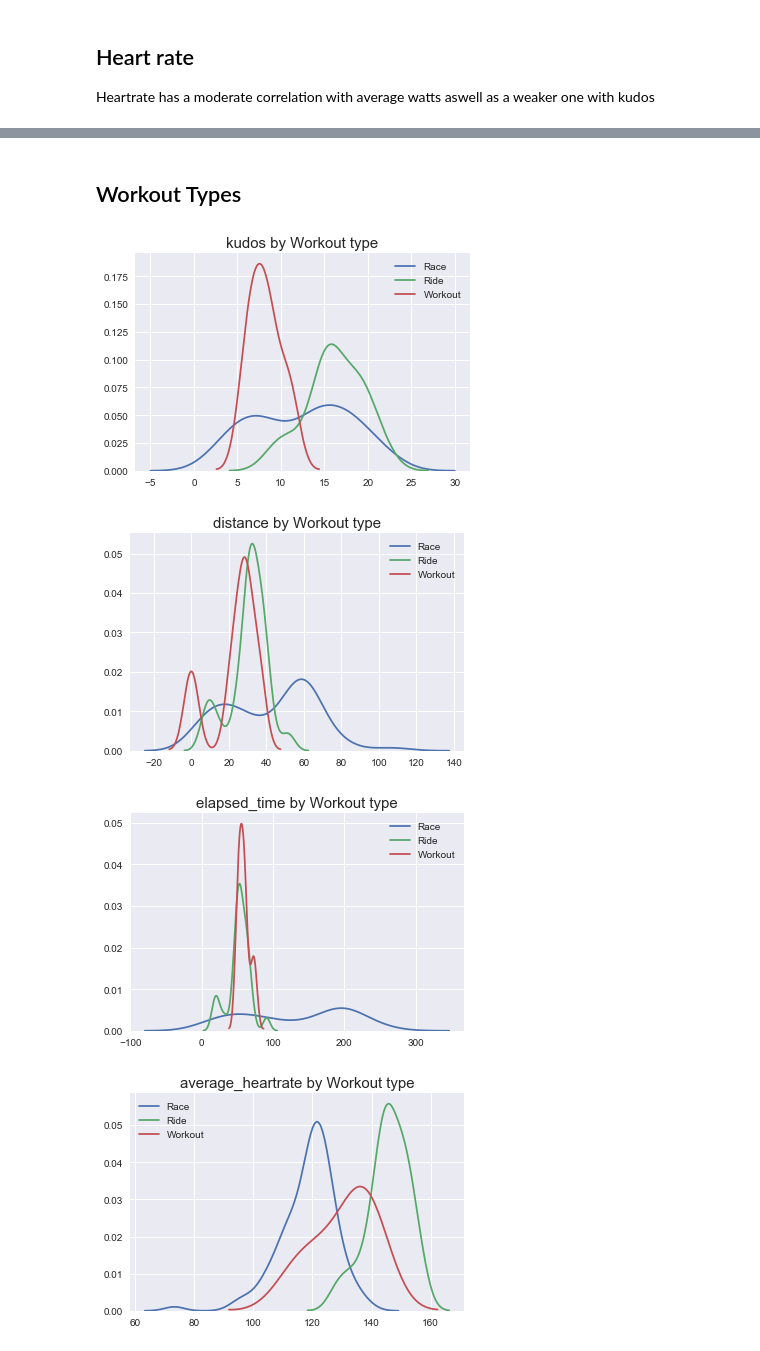
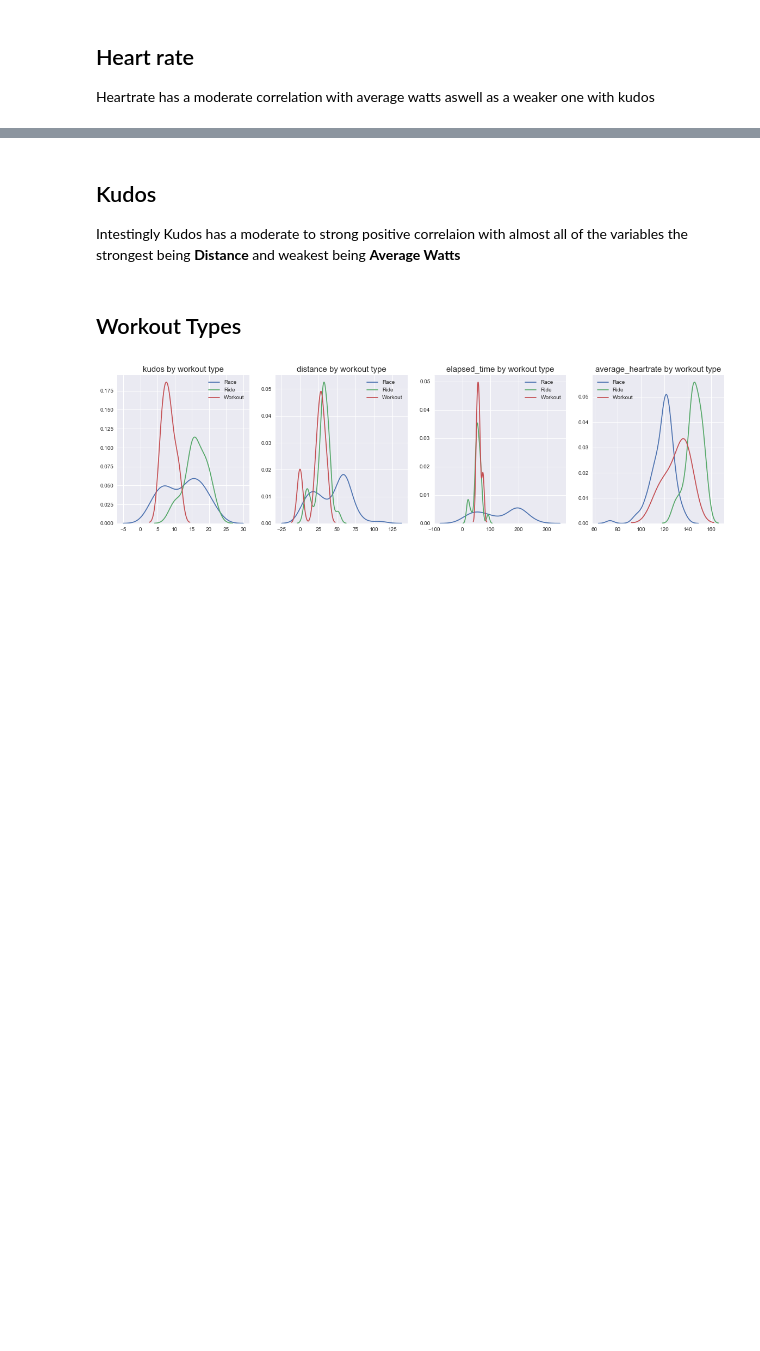
Before and after one commit to billy1234/DataScience-Portfolio, a Jupyter notebook: Portfolio1.ipynb, the cells around one changed output, grey strips where cells are left out. Cells and saved outputs as stored; diff of their text form; code cells hidden in the pictures; blank space fills up the shorter version.

```diff
--- a/Portfolio1.ipynb
+++ b/Portfolio1.ipynb
@@ -217,18 +153,10 @@ both do not seem to be normaly distributed
 # %%
 from matplotlib import colors as cols
-
-print(df.columns.values)
-correl = df[[
-    'distance',
-    'moving_time',
-    'Average Speed'
-    'average_heartrate',
-    'Power (watts)',
-    'Normalised power (NP)',
-    'Training Stress Score',
-    'Elevation Gain']].corr()
-
-fig, ax = plt.subplots(figsize=(30,30))
-ax.tick_params(which='both', labelsize=40)
+corelCols = ['distance','moving_time','Average Speed','average_heartrate','average_watts','NP','TSS','elevation_gain','kudos']
+correl = df[corelCols].corr()
+fig, ax = plt.subplots(figsize=(15,15))
+ax.tick_params(which='both', labelsize=15)
 sns.heatmap(correl,ax=ax, cmap='coolwarm',square=True, annot=True, annot_kws={"size": 20},linewidths=.5,center=0, vmin=-1, vmax=1)
+ax.set_xticklabels([beautifyName(e) for e in corelCols],rotation=45),ax.set_yticklabels([beautifyName(e) for e in corelCols])
+None
 # %% [output]
@@ -311,32 +230,26 @@ getRowCorrel('kudos')
+# %% [markdown]
+## Kudos
+
+Intestingly Kudos has a moderate to strong positive correlaion with almost all of the variables the strongest being **Distance** and weakest being **Average Watts**
 # %% [markdown]
 ## Workout Types
 # %%
-ride = df[df['workout_type'] == 'Ride']
-race = df[df['workout_type'] == 'Race']
-workout = df[df['workout_type'] == 'Workout']
+ride,race,workout = df[df['workout_type'] == 'Ride'],df[df['workout_type'] == 'Race'],df[df['workout_type'] == 'Workout']
+workoutGroups,names = [ride,race,workout], ['Race','Ride','Workout']
 
-workoutGroups = [ride,race,workout]
-names = ['Race','Ride','Workout']
-
-def plotMulti(subSets,names,feild):
-    fig, ax = plt.subplots()
+def plotMulti(subSets,names,feild,ax=None):
     for item,name in zip(subSets,names):
         sns.kdeplot(item[feild],label=name,ax=ax)
     ax.set_title(f"{feild} by workout type",fontsize=15)
-    plt.show()
 
-plotMulti(workoutGroups,names,'kudos')
-plotMulti(workoutGroups,names,'distance')
-plotMulti(workoutGroups,names,'elapsed_time')
-plotMulti(workoutGroups,names,'average_heartrate')
-
-
+fig, axArr = plt.subplots(1,4,figsize=(20,5))
+plotMulti(workoutGroups,names,'kudos',axArr[0])
+plotMulti(workoutGroups,names,'distance',axArr[1])
+plotMulti(workoutGroups,names,'elapsed_time',axArr[2])
+plotMulti(workoutGroups,names,'average_heartrate',axArr[3])
 None
 # %% [output]
-[figure, old version]
+[figure, new version]
-[figure, removed]
-[figure, removed]
-[figure, removed]
 # %%
 from sklearn.linear_model import LinearRegression
 from sklearn.feature_selection import RFE
```
Also changed, not shown: parts of 24 cells of this notebook, 1 other file.
